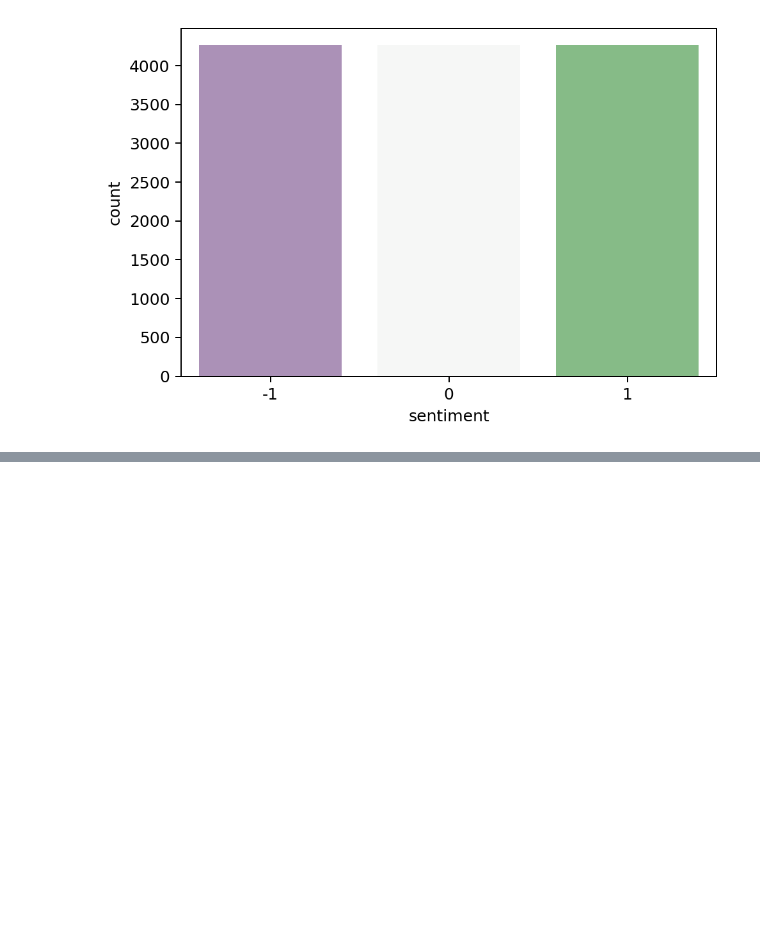
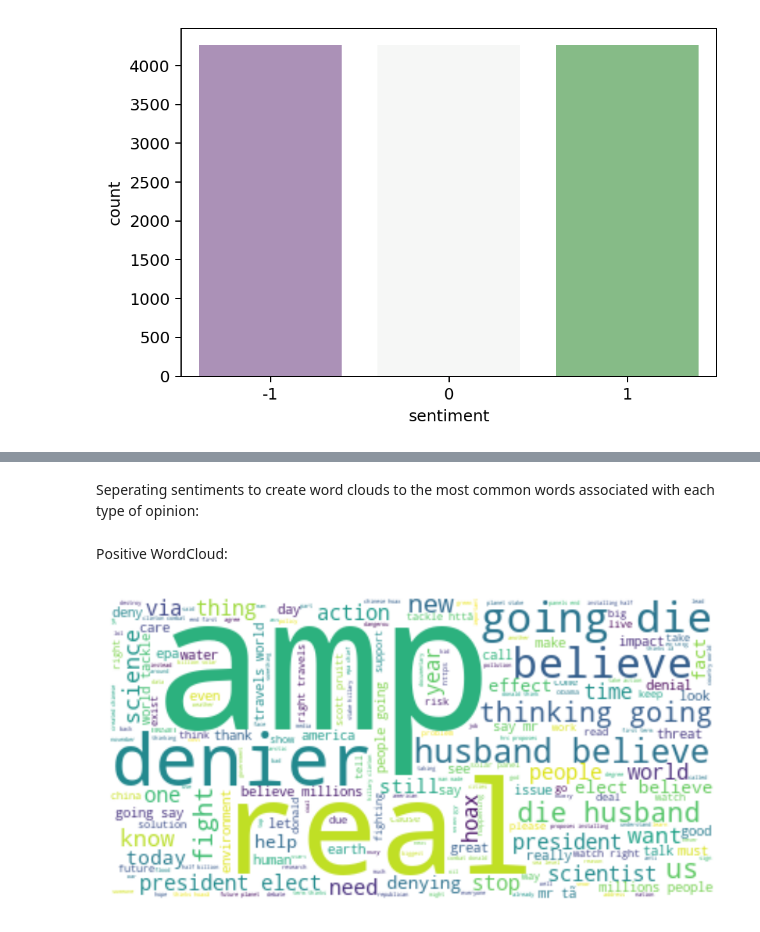
Before and after one commit to MathewJohn1986/classification-predict-streamlit-template, a Jupyter notebook: Climate Change Belief Analysis.ipynb, the cells around one changed output, grey strips where cells are left out. Saved outputs shown, nothing was run; the diff lists cells and outputs as text; code cells hidden in the pictures; blank space fills up the shorter version.

```diff
--- a/Climate Change Belief Analysis.ipynb
+++ b/Climate Change Belief Analysis.ipynb
@@ -402,0 +429,3 @@ plt.show()
+# %%
+res_df = res_df.drop(['tweetid'], axis = 1)
+res_df.head()
@@ -402,0 +441,17 @@ plt.show()
+# %%
+df_train = res_df.copy() #creating copy of dataset to clean
+
+stop_words = set(stopwords.words('english')) #creating list of stop words to be removed
+stop_words |= {'global', 'warming', 'climate', 'change', 'trump'} #adding common terms to stop words
+pattern = r'(\S*https?:\S*)|(@\w+)|(#\w+)' #creating patterns to be removed '@handle', '#handle' and urls ('http://')
+df_train['internet_remove'] = df_train.message.str.replace(pattern, '') #removing pattern defined elements
+df_train['internet_remove'] = df_train.internet_remove.str.replace('RT : ', ' ') #removing retweet ('RT :')
+df_train['internet_remove'] = df_train.internet_remove.str.replace('\n', ' ') #removing '\n'
+df_train['internet_remove'] = df_train['internet_remove'].str.lower() #converting all strings to lowercase
+df_train['clean_txt'] = df_train['internet_remove'].str.replace('[^\w\s]', ' ') #removing punctuation
+df_train['clean_txt'] = df_train['clean_txt'].apply(lambda x: ' '.join([word for word in x.split() if word not in (stop_words)])) #removing stop words
+
+df_train['clean_txt'] = df_train['clean_txt'].apply(lambda x: re.sub('\w*\d\w*','', x)) #removing digits
+df_train = df_train.drop(['message', 'internet_remove'], axis = 1) #dropping old unnecessary columns
+
+df_train.head()
@@ -402,0 +488,19 @@ plt.show()
+# %% [markdown]
+Seperating sentiments to create word clouds to the most common words associated with each type of opinion:
+# %%
+df_pos = df_train.loc[df_train['sentiment'] == 1] #positive reviews
+df_neg = df_train.loc[df_train['sentiment'] == -1] #negative reviews
+df_neu = df_train.loc[df_train['sentiment'] == 0] #neutral reviews
+# %%
+pos_string = df_pos['clean_txt'].str.cat(sep = ' ')
+neg_string = df_neg['clean_txt'].str.cat(sep = ' ')
+neu_string = df_neu['clean_txt'].str.cat(sep = ' ')
+# %% [markdown]
+Positive WordCloud:
+# %%
+pos_cloud = WordCloud(background_color='white').generate(pos_string) #creating and generating word cloud image
+plt.imshow(pos_cloud, interpolation='bilinear') #displaying the generated wordcloud image
+plt.axis("off")
+plt.show()
+# %% [output]
+[figure, added]
```
Also changed, not shown: parts of 21 cells of this notebook.
